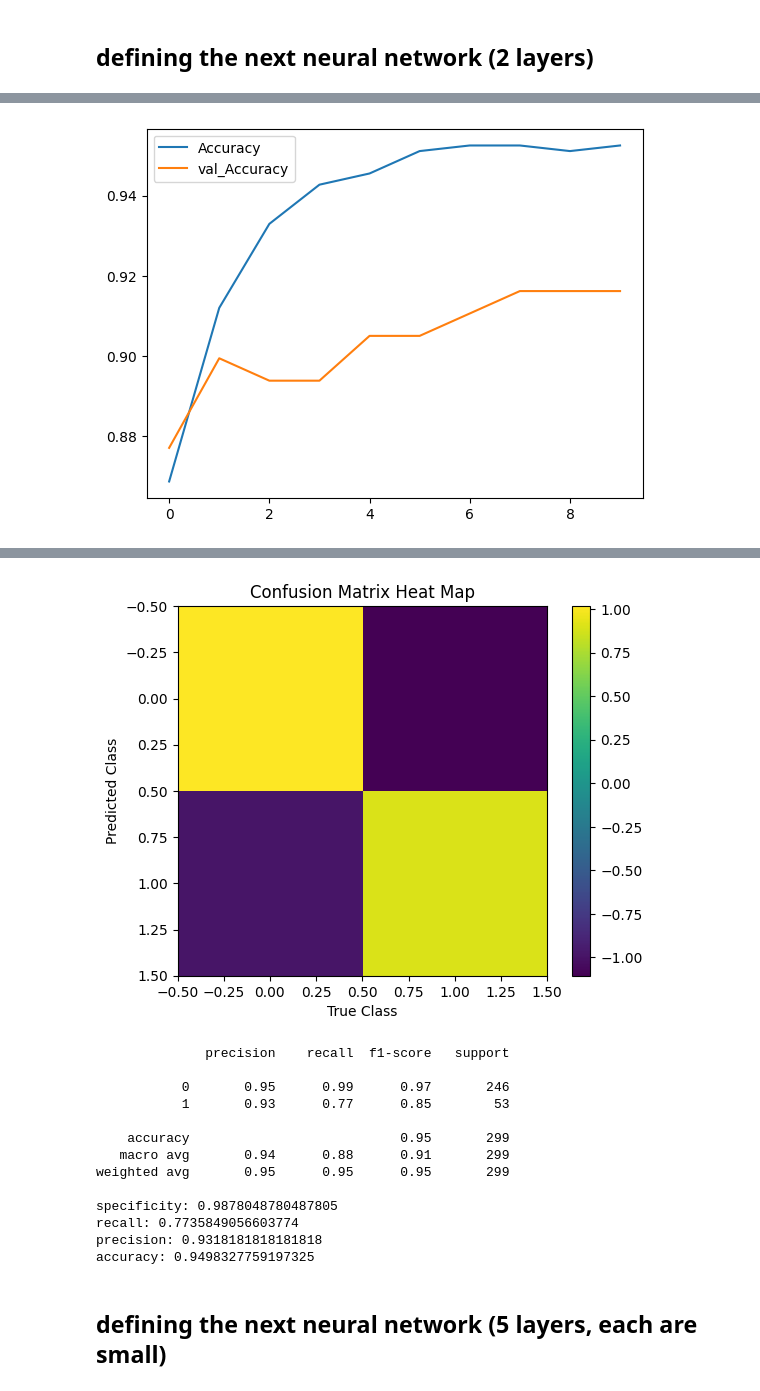
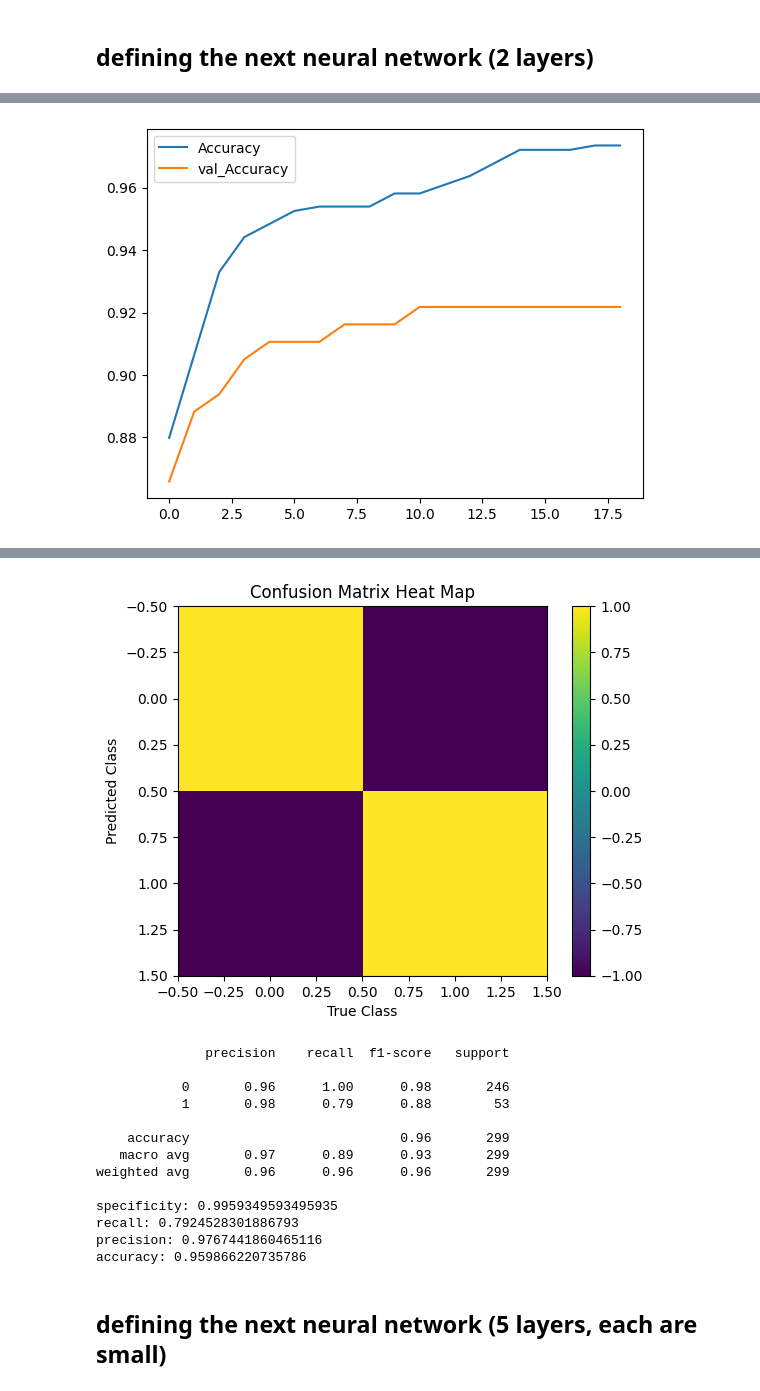
Before and after one commit to iansargent/CS3540-Final-Project, a Jupyter notebook: NeuralNetwork.ipynb, the cells around one changed output, grey strips where cells are left out. Saved outputs shown, nothing was run; the diff lists cells and outputs as text; code cells hidden in the pictures.

```diff
--- a/NeuralNetwork.ipynb
+++ b/NeuralNetwork.ipynb
@@ -179,5 +182,8 @@ accuracy: 0.939799331103679
 # %% [markdown]
 ## defining the next neural network (2 layers)
+# %%
+#for some reason, I need to define early stopping again each time
+early_stopping = EarlyStopping(monitor='val_loss', patience=5, mode='min', restore_best_weights=True)
 # %%
 layers2 = [
     Flatten(),
@@ -192,5 +198,5 @@ model2 = Sequential(layers2)
 
 model2.compile(optimizer='Adam', loss="binary_crossentropy", metrics=['accuracy'])
 
-history2 = model2.fit(x_train, y_train, batch_size=16, epochs= 10, validation_data=(x_val, y_val))
+history2 = model2.fit(x_train, y_train, batch_size=16, epochs= 100, validation_data=(x_val, y_val), callbacks=[early_stopping])
 # %% [output]
@@ -220,7 +223,7 @@ plt.plot(history2.history['val_accuracy'], label="val_Accuracy")
 plt.legend()
 plt.show()
 # %% [output]
-[figure, old version]
+[figure, new version]
 # %%
 #model 2 results
 from sklearn.metrics import confusion_matrix, classification_report, roc_curve, roc_auc_score, auc, precision_recall_curve, precision_score, recall_score
@@ -229,7 +232,7 @@ network2_pred = model2.predict(x_test)
 network2_pred = (network2_pred > 0.5).astype(int)
 conf_matrix2 = confusion_matrix(y_true = y_test, y_pred = network2_pred)
 conf_matrix_scaler2 = preprocessing.StandardScaler().fit(conf_matrix2)
-conf_matrix_scaled2 = conf_matrix_scaler.transform(conf_matrix2)
+conf_matrix_scaled2 = conf_matrix_scaler2.transform(conf_matrix2)
 
 # the closer to 1, the more that there is
 # the closer to -1 the less that there is
@@ -258,16 +261,16 @@ print(f"accuracy: {accuracy}")
-[figure, old version]
+[figure, new version]
               precision    recall  f1-score   support
 
-           0       0.95      0.99      0.97       246
-           1       0.93      0.77      0.85        53
+           0       0.96      1.00      0.98       246
+           1       0.98      0.79      0.88        53
 
-    accuracy                           0.95       299
-   macro avg       0.94      0.88      0.91       299
-weighted avg       0.95      0.95      0.95       299
+    accuracy                           0.96       299
+   macro avg       0.97      0.89      0.93       299
+weighted avg       0.96      0.96      0.96       299
 
-specificity: 0.9878048780487805
-recall: 0.7735849056603774
-precision: 0.9318181818181818
-accuracy: 0.9498327759197325
+specificity: 0.9959349593495935
+recall: 0.7924528301886793
+precision: 0.9767441860465116
+accuracy: 0.959866220735786
 # %% [markdown]
 ## defining the next neural network (5 layers, each are small)
```
Also changed, not shown: parts of 15 cells of this notebook.
